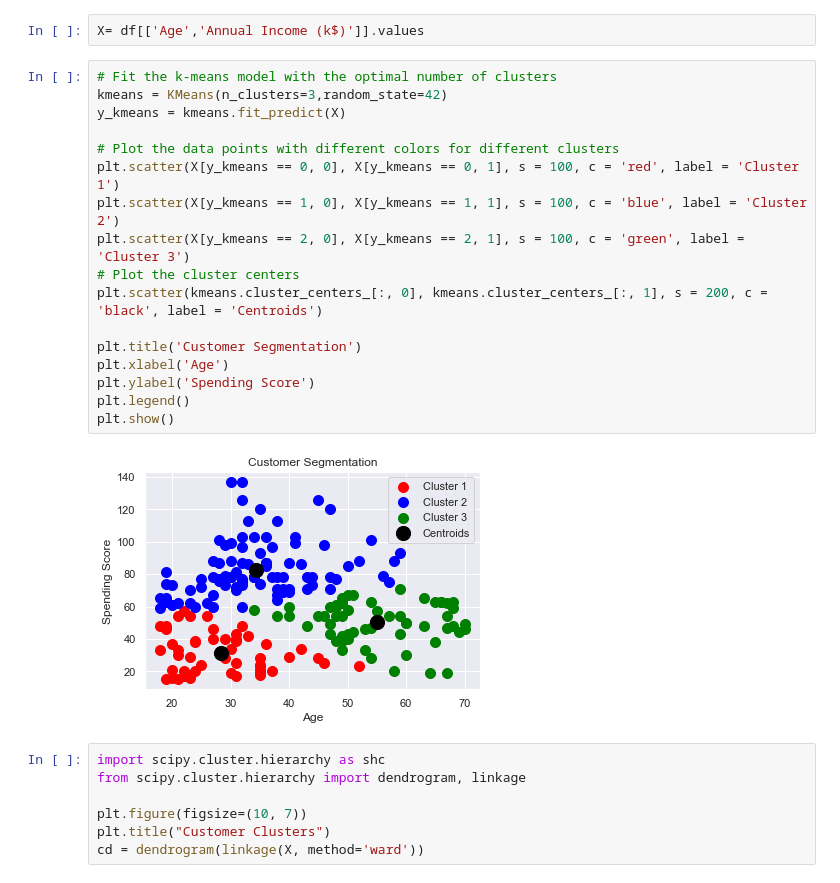
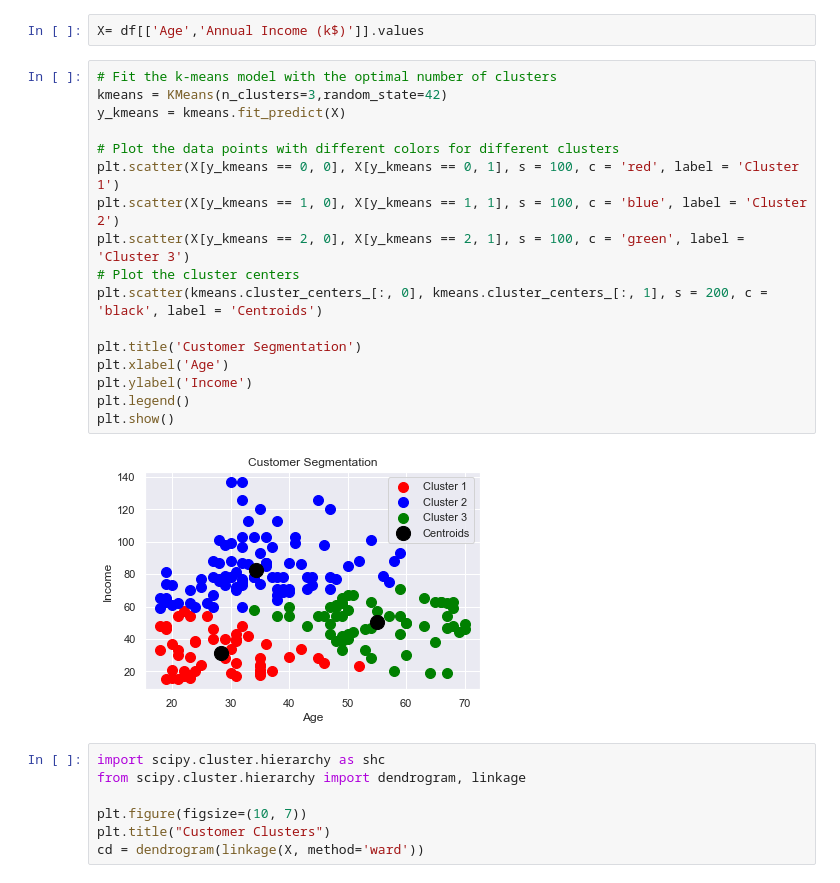
Before and after one commit to Pinkie2849/Customer_Marketing_Clustering, a Jupyter notebook: Python/Customer_Marketing_Analysis.ipynb, the cells around one changed output. Cells and saved outputs as stored; diff of their text form.

```diff
--- a/Customer_Marketing_Analysis.ipynb
+++ b/Python/Customer_Marketing_Analysis.ipynb
@@ -233,22 +233,22 @@ X= df[['Age','Annual Income (k$)']].values
 # %%
 # Fit the k-means model with the optimal number of clusters
 kmeans = KMeans(n_clusters=3,random_state=42)
 y_kmeans = kmeans.fit_predict(X)
 
 # Plot the data points with different colors for different clusters
 plt.scatter(X[y_kmeans == 0, 0], X[y_kmeans == 0, 1], s = 100, c = 'red', label = 'Cluster 1')
 plt.scatter(X[y_kmeans == 1, 0], X[y_kmeans == 1, 1], s = 100, c = 'blue', label = 'Cluster 2')
 plt.scatter(X[y_kmeans == 2, 0], X[y_kmeans == 2, 1], s = 100, c = 'green', label = 'Cluster 3')
 # Plot the cluster centers
 plt.scatter(kmeans.cluster_centers_[:, 0], kmeans.cluster_centers_[:, 1], s = 200, c = 'black', label = 'Centroids')
 
 plt.title('Customer Segmentation')
 plt.xlabel('Age')
-plt.ylabel('Spending Score')
+plt.ylabel('Income')
 plt.legend()
 plt.show()
 # %% [output]
-[figure, old version]
+[figure, new version]
 # %%
 import scipy.cluster.hierarchy as shc
 from scipy.cluster.hierarchy import dendrogram, linkage
```
Also changed, not shown: parts of 1 cell of this notebook, 7 other files.
